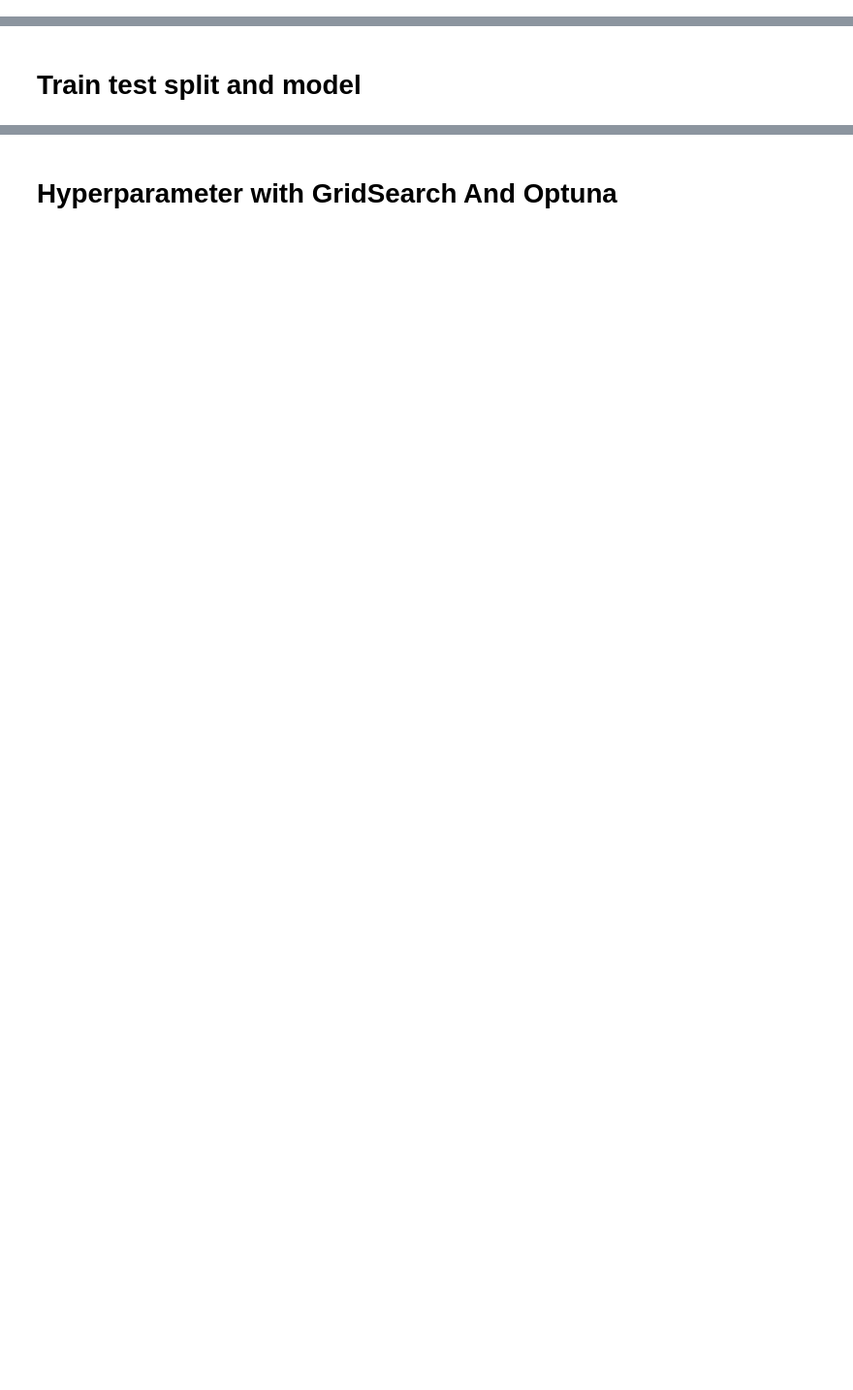
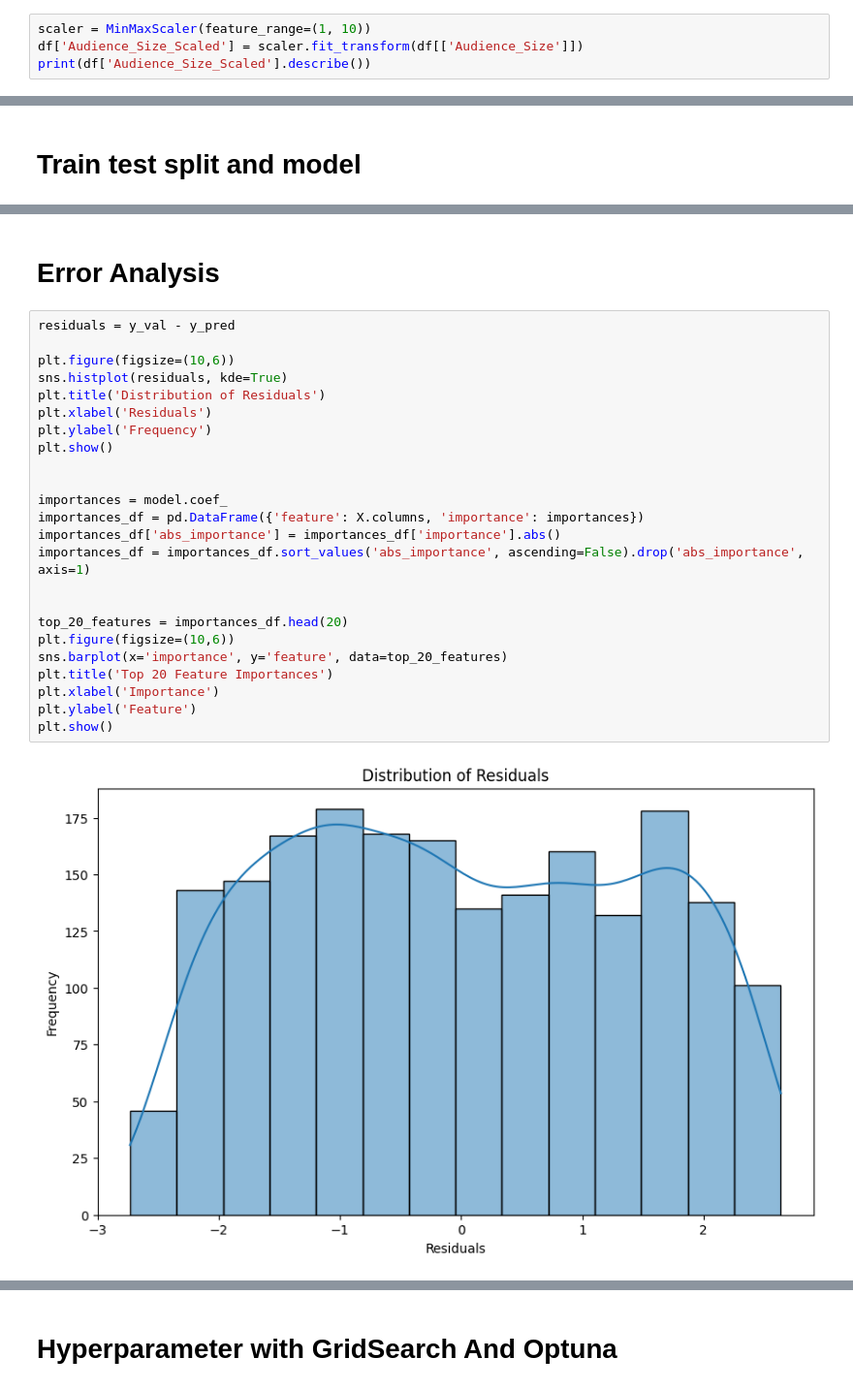
Before and after one commit to ozkanuysal/AssignmentRepository, a Jupyter notebook: product_last.ipynb, the cells around one changed output, grey strips where cells are left out. Shown: that part at 97% size. Cells and saved outputs as stored; diff of their text form; blank space fills up the shorter version.

```diff
--- a/product_last.ipynb
+++ b/product_last.ipynb
@@ -169,0 +270,4 @@ ax.set_ylim(len(corr)+0.5, -0.5)
+# %%
+scaler = MinMaxScaler(feature_range=(1, 10))
+df['Audience_Size_Scaled'] = scaler.fit_transform(df[['Audience_Size']])
+print(df['Audience_Size_Scaled'].describe())
@@ -175,0 +419,28 @@ ax.set_ylim(len(corr)+0.5, -0.5)
+# %% [markdown]
+# Error Analysis
+# %%
+residuals = y_val - y_pred
+
+plt.figure(figsize=(10,6))
+sns.histplot(residuals, kde=True)
+plt.title('Distribution of Residuals')
+plt.xlabel('Residuals')
+plt.ylabel('Frequency')
+plt.show()
+
+
+importances = model.coef_
+importances_df = pd.DataFrame({'feature': X.columns, 'importance': importances})
+importances_df['abs_importance'] = importances_df['importance'].abs()
+importances_df = importances_df.sort_values('abs_importance', ascending=False).drop('abs_importance', axis=1)
+
+
+top_20_features = importances_df.head(20)
+plt.figure(figsize=(10,6))
+sns.barplot(x='importance', y='feature', data=top_20_features)
+plt.title('Top 20 Feature Importances')
+plt.xlabel('Importance')
+plt.ylabel('Feature')
+plt.show()
+# %% [output]
+[figure, added]
```
Also changed, not shown: parts of 15 cells of this notebook.
